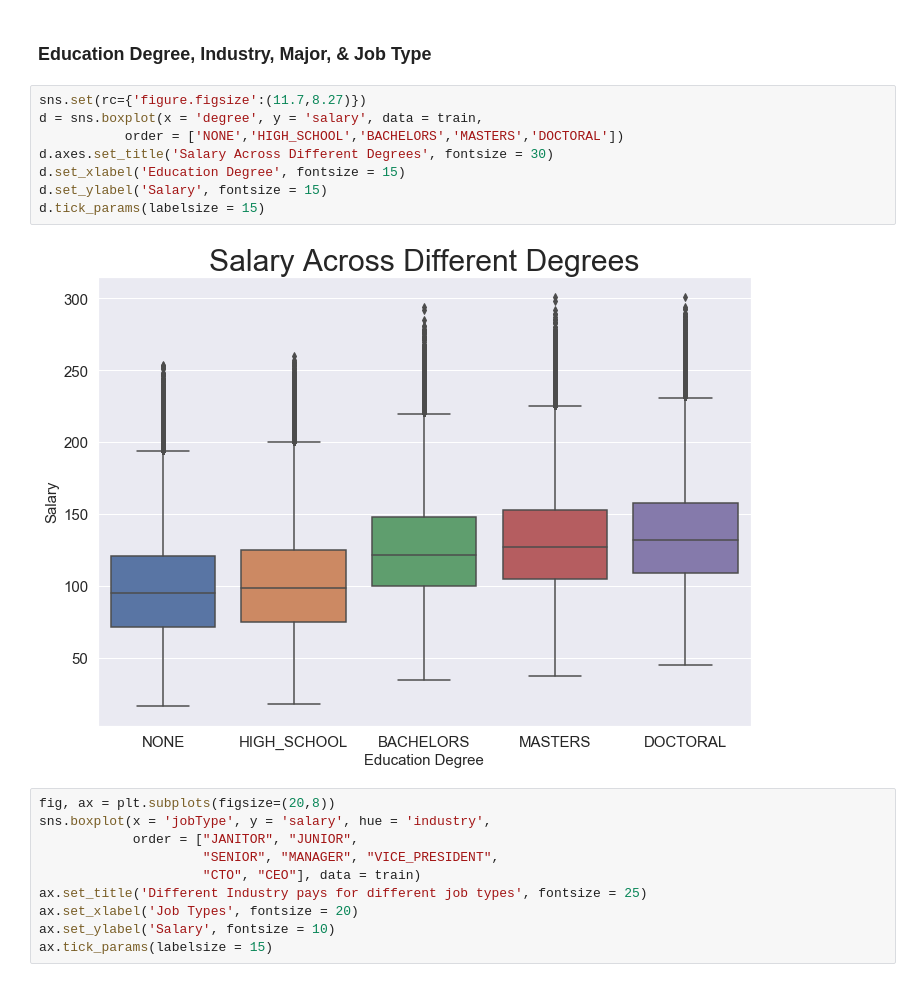
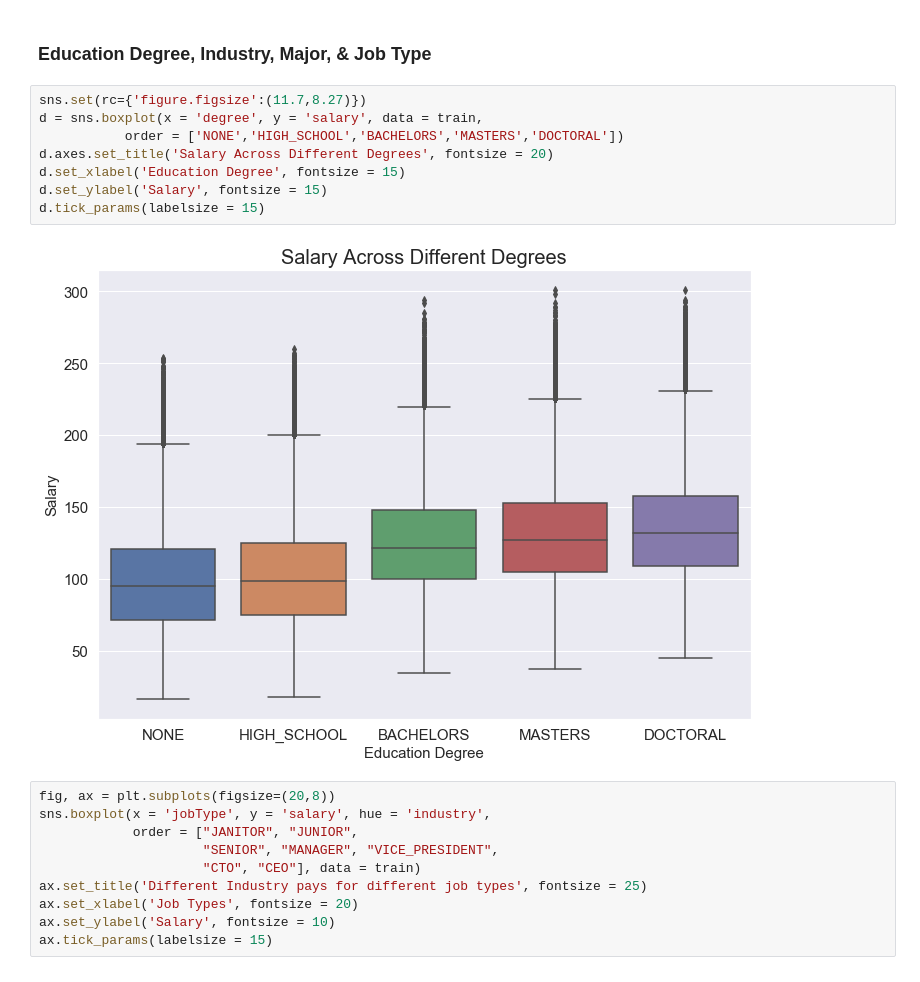
Before and after one commit to czj818/SalaryPrediction, a Jupyter notebook: EDA.ipynb, the cells around one changed output. Saved outputs shown, nothing was run; the diff lists cells and outputs as text.

```diff
--- a/EDA.ipynb
+++ b/EDA.ipynb
@@ -223,13 +223,13 @@ train = train[train.salary>lower]
 # %%
 sns.set(rc={'figure.figsize':(11.7,8.27)})
 d = sns.boxplot(x = 'degree', y = 'salary', data = train,
            order = ['NONE','HIGH_SCHOOL','BACHELORS','MASTERS','DOCTORAL'])
-d.axes.set_title('Salary Across Different Degrees', fontsize = 30)
+d.axes.set_title('Salary Across Different Degrees', fontsize = 20)
 d.set_xlabel('Education Degree', fontsize = 15)
 d.set_ylabel('Salary', fontsize = 15)
 d.tick_params(labelsize = 15)
 # %% [output]
-[figure, old version]
+[figure, new version]
 # %%
 fig, ax = plt.subplots(figsize=(20,8))
 sns.boxplot(x = 'jobType', y = 'salary', hue = 'industry',
```
Also changed, not shown: parts of 4 cells of this notebook, 2 other files.
